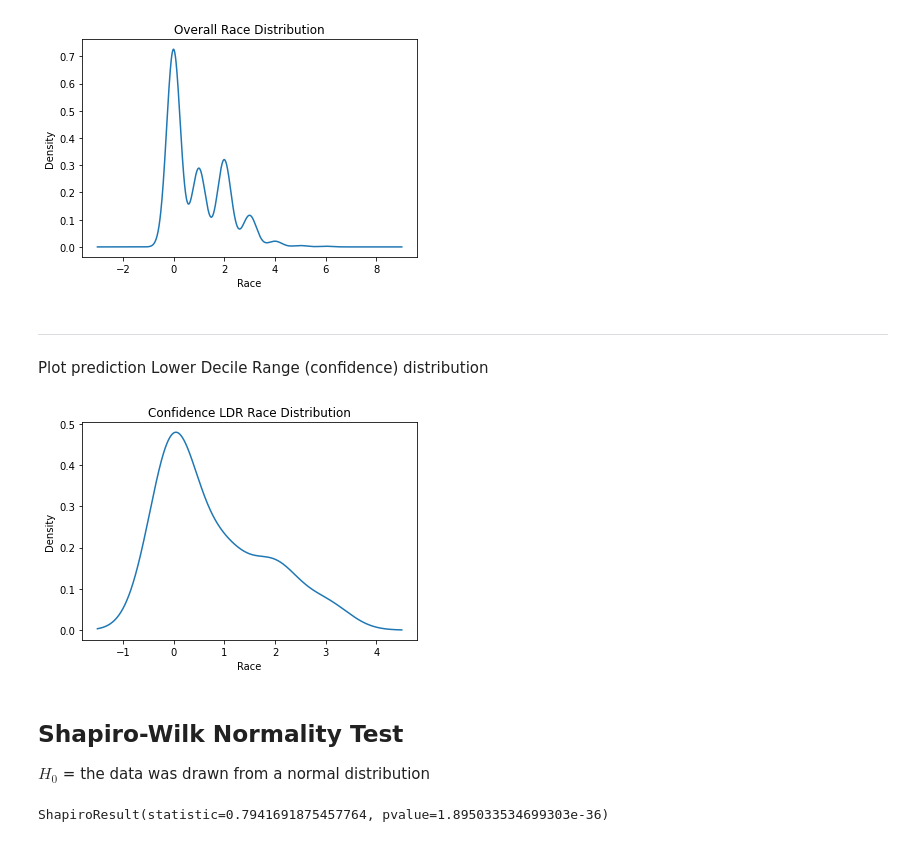
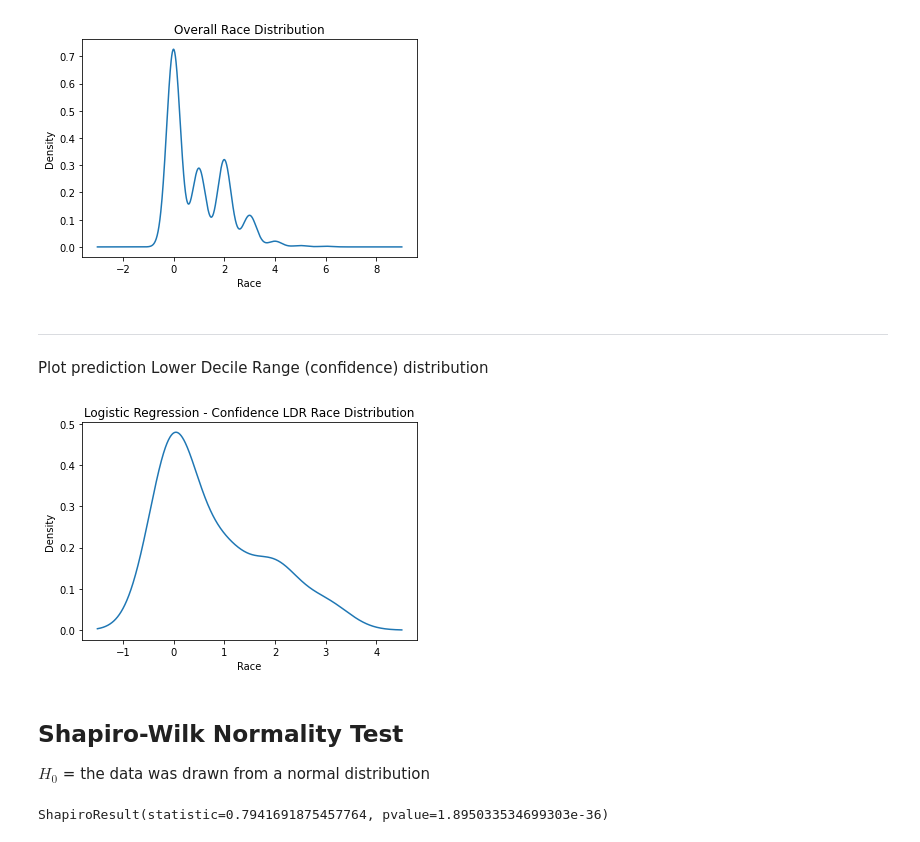
Before and after one commit to illato/vigilant-computing-machine, a Jupyter notebook: source/Notebooks/Hypothesis_Confidence_LDR_Contains_Significant_Race_Disparity.ipynb, the cells around one changed output. Cells and saved outputs as stored; diff of their text form; code cells hidden in the pictures.

```diff
--- a/source/Notebooks/Hypothesis_Confidence_LDR_Contains_Significant_Race_Disparity.ipynb
+++ b/source/Notebooks/Hypothesis_Confidence_LDR_Contains_Significant_Race_Disparity.ipynb
@@ -119,5 +102,6 @@ Get Lower Decile Range (LDR) - lowest 10th percentile `confidence`/`credibility`
 # %%
-df_cpred_logistic_ldr = df_cpred_logistic_sorted.iloc[-ld_idx:,:]
+ldr_idx = int(len(df_cpred_logistic_sorted.index.values) / 10)
+df_cpred_logistic_ldr = df_cpred_logistic_sorted.iloc[-ldr_idx:,:]
 df_cpred_logistic_ldr.head(3)
 # %% [output]
 |  | classes | confidence | credibility | eps | p | verdict | T1 | N_Biop | HypPlas | AgeMen | ... |
@@ -208,20 +439,20 @@ plt.xlabel('Race')
 print()
 # %% [output]
 [figure]
-# %% [markdown]
-----
-Plot prediction Lower Decile Range (confidence) distribution
+# %% [markdown]
+----
+Plot prediction Lower Decile Range (confidence) distribution
 # %%
 ldr_race = df_cpred_logistic_ldr.Race
-ldr_race.plot(kind='density', title='Confidence LDR Race Distribution')
+ldr_race.plot(kind='density', title='Logistic Regression - Confidence LDR Race Distribution')
 plt.xlabel('Race')
 print()
 # %% [output]
-[figure, old version]
+[figure, new version]
-# %% [markdown]
-Shapiro-Wilk Normality Test
-----
-$H_0$ = the data was drawn from a normal distribution
+# %% [markdown]
+Shapiro-Wilk Normality Test
+----
+$H_0$ = the data was drawn from a normal distribution
 # %%
 stats.shapiro(pop_race)
 # %% [output]
```
Also changed, not shown: parts of 58 cells of this notebook.
